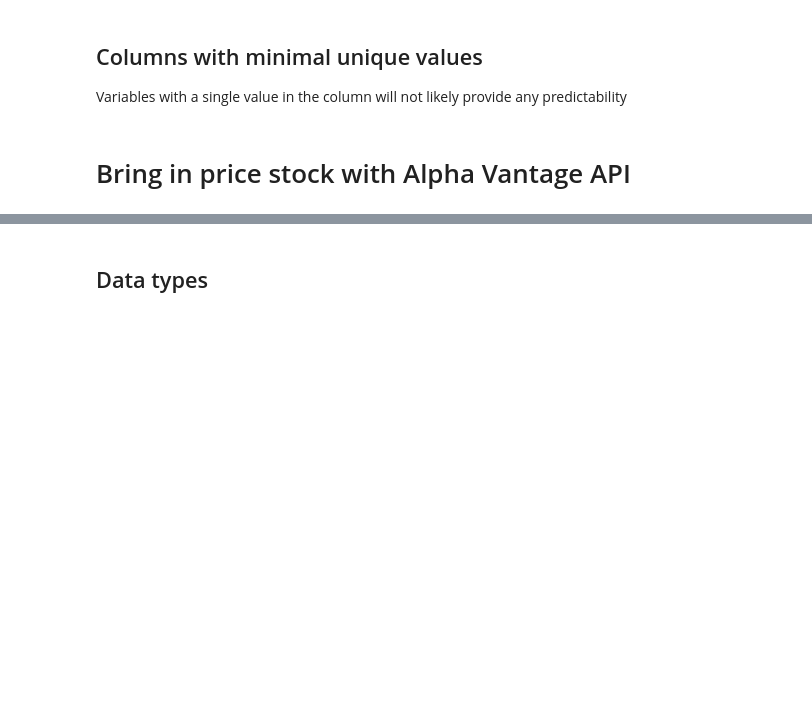
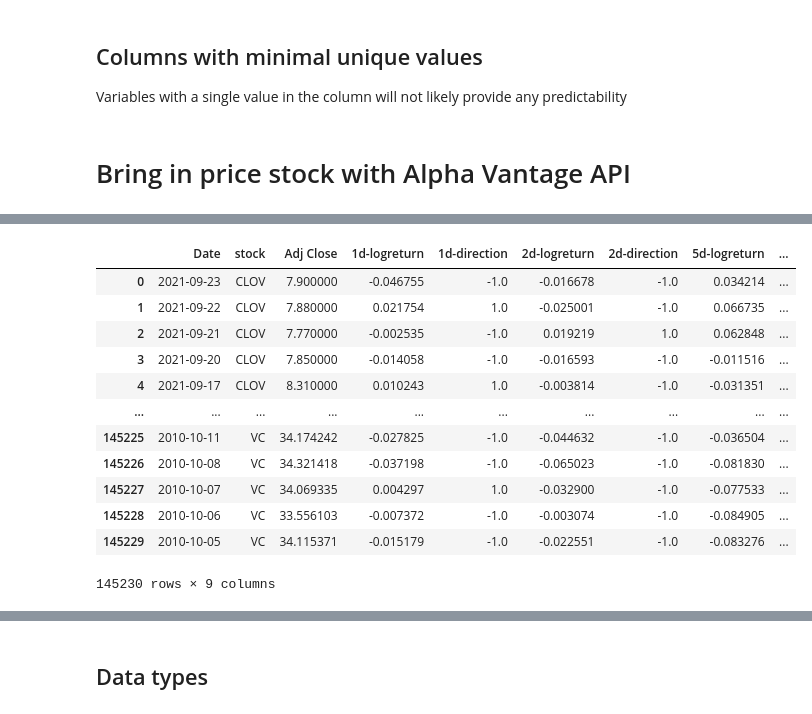
Before and after one commit to mdominguez2010/wsb-sentiment-analysis, a Jupyter notebook: model/model.ipynb, the cells around one changed output, grey strips where cells are left out. Drawn from its saved outputs; the diff is of its cells as text; code cells hidden in the pictures; blank space fills up the shorter version.

```diff
--- a/model/model.ipynb
+++ b/model/model.ipynb
@@ -339,0 +306,67 @@ See the caveats in the documentation: https://pandas.pydata.org/pandas-docs/stab
+# %%
+STOCKS = list(data['stock'].unique())
+bad_api_calls = []
+price_data = pd.DataFrame()
+
+for stock in STOCKS:
+
+    # Make api call
+    raw_data = get_daily_adjustred_price_data(api_key_alpha, stock)
+
+    try:
+        # Create dataframe
+        dataframe = create_dataframe(raw_data)
+        # Add column for stock symbol
+        add_column(dataframe, stock, 'stock')
+
+        # Calc returns
+        calc_returns(dataframe, 1)
+        calc_returns(dataframe, 2)
+        calc_returns(dataframe, 5)
+
+        # Calc direction
+        calc_direction(dataframe, 1)
+        calc_direction(dataframe, 2)
+        calc_direction(dataframe, 5)
+
+        # Concat dataframes
+        price_data = concat_dataframes(price_data, dataframe)
+
+    except KeyError:
+        bad_api_calls.append(stock)
+        pass
+
+    time.sleep(5)
+
+bad_api_calls2 = []
+
+for stock in bad_api_calls:
+    raw_data = get_daily_adjustred_price_data(api_key_alpha, stock)
+
+    try:
+        # Create dataframe
+        dataframe = create_dataframe(raw_data)
+        # Add column for stock symbol
+        add_column(dataframe, stock, 'stock')
+
+        # Calc returns
+        calc_returns(dataframe, 1)
+        calc_returns(dataframe, 2)
+        calc_returns(dataframe, 5)
+
+        # Calc direction
+        calc_direction(dataframe, 1)
+        calc_direction(dataframe, 2)
+        calc_direction(dataframe, 5)
+
+        # Concat dataframes
+        price_data = concat_dataframes(price_data, dataframe)
+
+    except KeyError:
+        bad_api_calls2.append(stock)
+        pass
+
+    time.sleep(5)
+
+clean_dataframe(price_data)
+# %% [output]
@@ -340,3 +377,16 @@ See the caveats in the documentation: https://pandas.pydata.org/pandas-docs/stab
+|  | Date | stock | Adj Close | 1d-logreturn | 1d-direction | 2d-logreturn | 2d-direction | 5d-logreturn | ... |
+| 0 | 2021-09-23 | CLOV | 7.900000 | -0.046755 | -1.0 | -0.016678 | -1.0 | 0.034214 | ... |
+| 1 | 2021-09-22 | CLOV | 7.880000 | 0.021754 | 1.0 | -0.025001 | -1.0 | 0.066735 | ... |
+| 2 | 2021-09-21 | CLOV | 7.770000 | -0.002535 | -1.0 | 0.019219 | 1.0 | 0.062848 | ... |
+| 3 | 2021-09-20 | CLOV | 7.850000 | -0.014058 | -1.0 | -0.016593 | -1.0 | -0.011516 | ... |
+| 4 | 2021-09-17 | CLOV | 8.310000 | 0.010243 | 1.0 | -0.003814 | -1.0 | -0.031351 | ... |
+| ... | ... | ... | ... | ... | ... | ... | ... | ... | ... |
+| 145225 | 2010-10-11 | VC | 34.174242 | -0.027825 | -1.0 | -0.044632 | -1.0 | -0.036504 | ... |
+| 145226 | 2010-10-08 | VC | 34.321418 | -0.037198 | -1.0 | -0.065023 | -1.0 | -0.081830 | ... |
+| 145227 | 2010-10-07 | VC | 34.069335 | 0.004297 | 1.0 | -0.032900 | -1.0 | -0.077533 | ... |
+| 145228 | 2010-10-06 | VC | 33.556103 | -0.007372 | -1.0 | -0.003074 | -1.0 | -0.084905 | ... |
+| 145229 | 2010-10-05 | VC | 34.115371 | -0.015179 | -1.0 | -0.022551 | -1.0 | -0.083276 | ... |
+145230 rows × 9 columns
 # %%
 print(len(STOCKS))
 print(len(bad_api_calls), "bad api calls")
```
Also changed, not shown: parts of 11 cells of this notebook, 3 other files.
